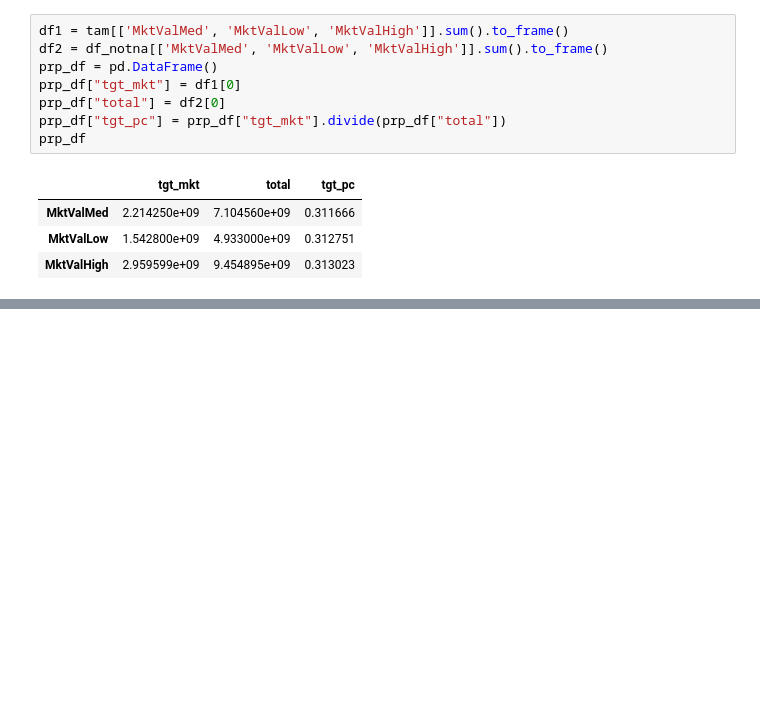
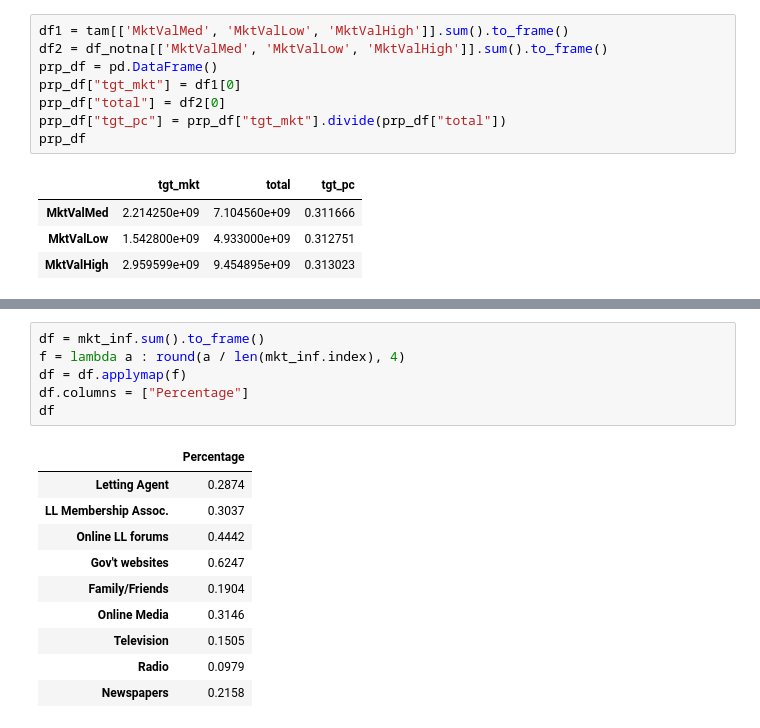
Before and after one commit to sam-hatley/landlord-data, a Jupyter notebook: exploration.ipynb, the cells around one changed output, grey strips where cells are left out. Cells and saved outputs as stored; diff of their text form; blank space fills up the shorter version.

```diff
--- a/exploration.ipynb
+++ b/exploration.ipynb
@@ -633,0 +706,17 @@ prp_df
+# %%
+df = mkt_inf.sum().to_frame()
+f = lambda a : round(a / len(mkt_inf.index), 4)
+df = df.applymap(f)
+df.columns = ["Percentage"]
+df
+# %% [output]
+|  | Percentage |
+| Letting Agent | 0.2874 |
+| LL Membership Assoc. | 0.3037 |
+| Online LL forums | 0.4442 |
+| Gov't websites | 0.6247 |
+| Family/Friends | 0.1904 |
+| Online Media | 0.3146 |
+| Television | 0.1505 |
+| Radio | 0.0979 |
+| Newspapers | 0.2158 |
```
Also changed, not shown: parts of 5 cells of this notebook.
